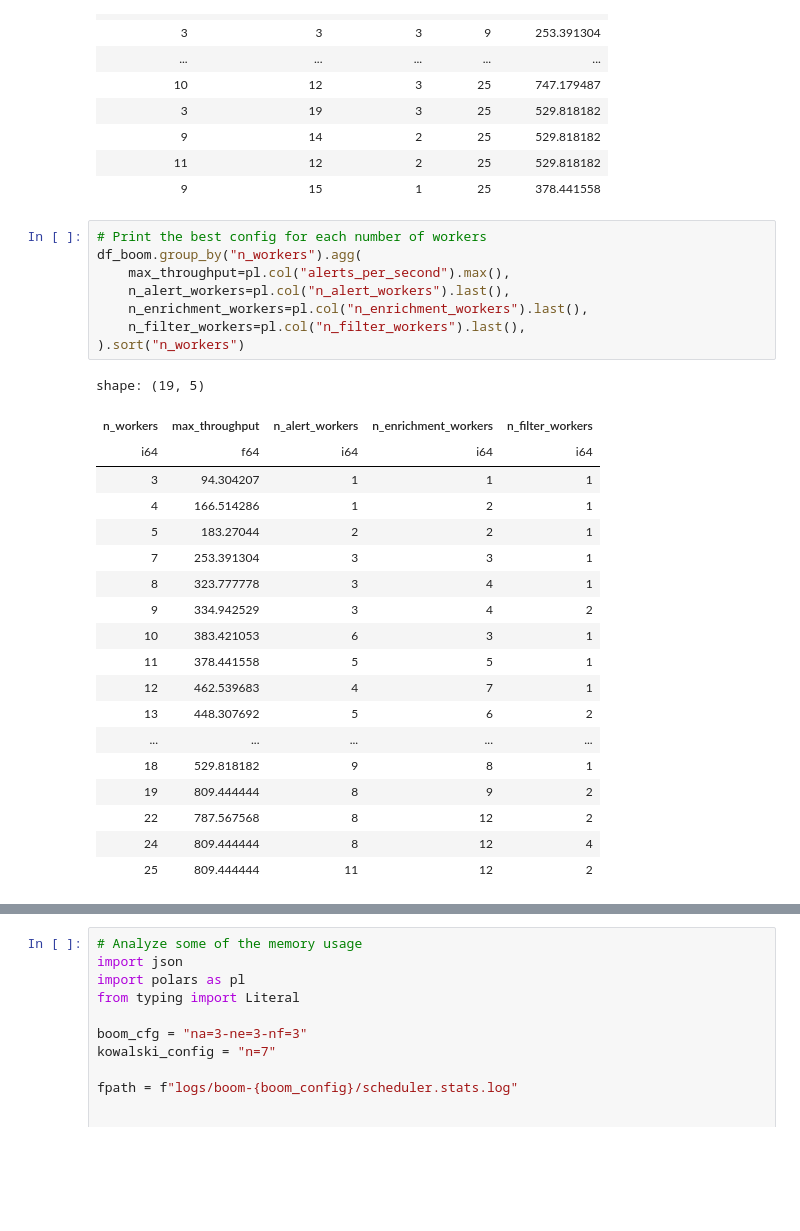
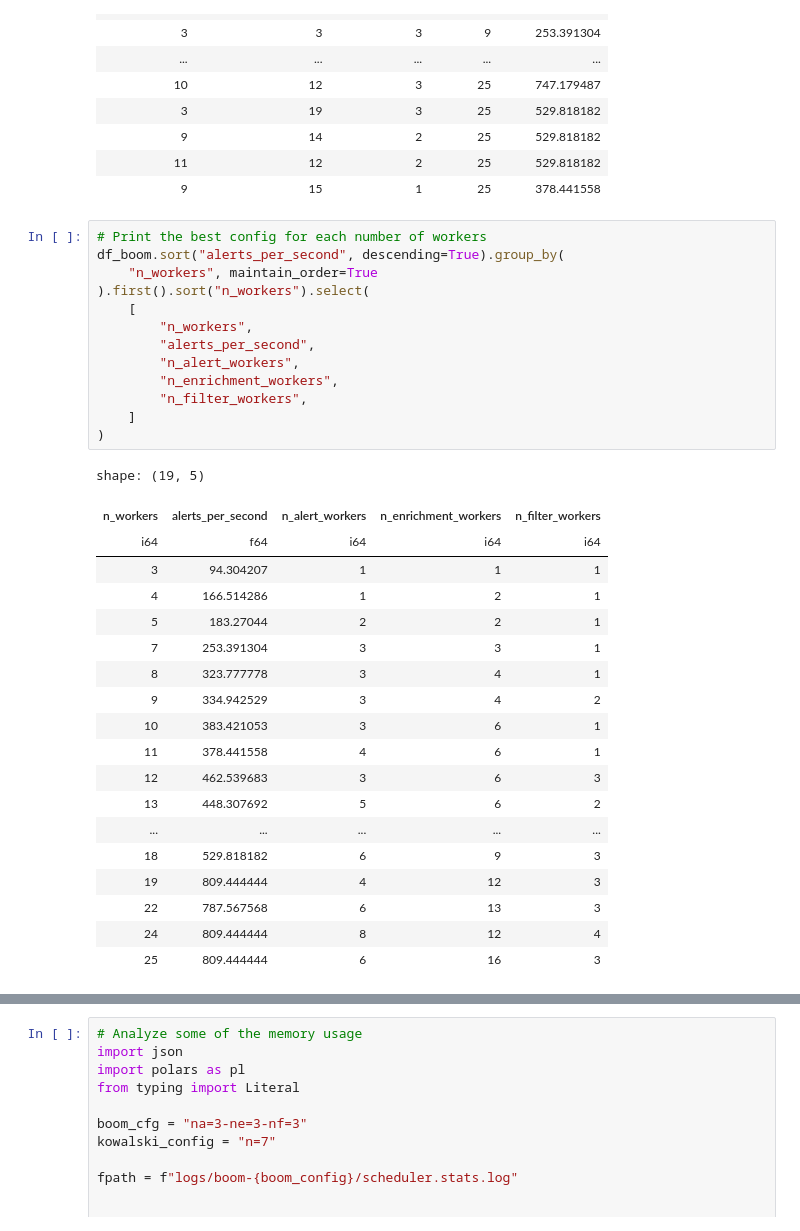
Before and after one commit to boom-astro/boom-paper, a Jupyter notebook: notebooks/analyze-logs.ipynb, the cells around one changed output, grey strips where cells are left out. Drawn from its saved outputs; the diff is of its cells as text; blank space fills up the shorter version.

```diff
--- a/notebooks/analyze-logs.ipynb
+++ b/notebooks/analyze-logs.ipynb
@@ -239,15 +239,20 @@ shape: (68, 5)
 | 9 | 15 | 1 | 25 | 378.441558 |
 # %%
 # Print the best config for each number of workers
-df_boom.group_by("n_workers").agg(
-    max_throughput=pl.col("alerts_per_second").max(),
-    n_alert_workers=pl.col("n_alert_workers").last(),
-    n_enrichment_workers=pl.col("n_enrichment_workers").last(),
-    n_filter_workers=pl.col("n_filter_workers").last(),
-).sort("n_workers")
+df_boom.sort("alerts_per_second", descending=True).group_by(
+    "n_workers", maintain_order=True
+).first().sort("n_workers").select(
+    [
+        "n_workers",
+        "alerts_per_second",
+        "n_alert_workers",
+        "n_enrichment_workers",
+        "n_filter_workers",
+    ]
+)
 # %% [output]
 shape: (19, 5)
-| n_workers | max_throughput | n_alert_workers | n_enrichment_workers | n_filter_workers |
+| n_workers | alerts_per_second | n_alert_workers | n_enrichment_workers | n_filter_workers |
 | i64 | f64 | i64 | i64 | i64 |
 | 3 | 94.304207 | 1 | 1 | 1 |
 | 4 | 166.514286 | 1 | 2 | 1 |
@@ -255,16 +260,16 @@ shape: (19, 5)
 | 7 | 253.391304 | 3 | 3 | 1 |
 | 8 | 323.777778 | 3 | 4 | 1 |
 | 9 | 334.942529 | 3 | 4 | 2 |
-| 10 | 383.421053 | 6 | 3 | 1 |
-| 11 | 378.441558 | 5 | 5 | 1 |
-| 12 | 462.539683 | 4 | 7 | 1 |
+| 10 | 383.421053 | 3 | 6 | 1 |
+| 11 | 378.441558 | 4 | 6 | 1 |
+| 12 | 462.539683 | 3 | 6 | 3 |
 | 13 | 448.307692 | 5 | 6 | 2 |
 | ... | ... | ... | ... | ... |
-| 18 | 529.818182 | 9 | 8 | 1 |
-| 19 | 809.444444 | 8 | 9 | 2 |
-| 22 | 787.567568 | 8 | 12 | 2 |
+| 18 | 529.818182 | 6 | 9 | 3 |
+| 19 | 809.444444 | 4 | 12 | 3 |
+| 22 | 787.567568 | 6 | 13 | 3 |
 | 24 | 809.444444 | 8 | 12 | 4 |
-| 25 | 809.444444 | 11 | 12 | 2 |
+| 25 | 809.444444 | 6 | 16 | 3 |
 # %%
 # Fit a smooth response-surface model and predict the best worker split for each
 # total
```
Also changed, not shown: parts of 1 cell of this notebook, 9 other files.
